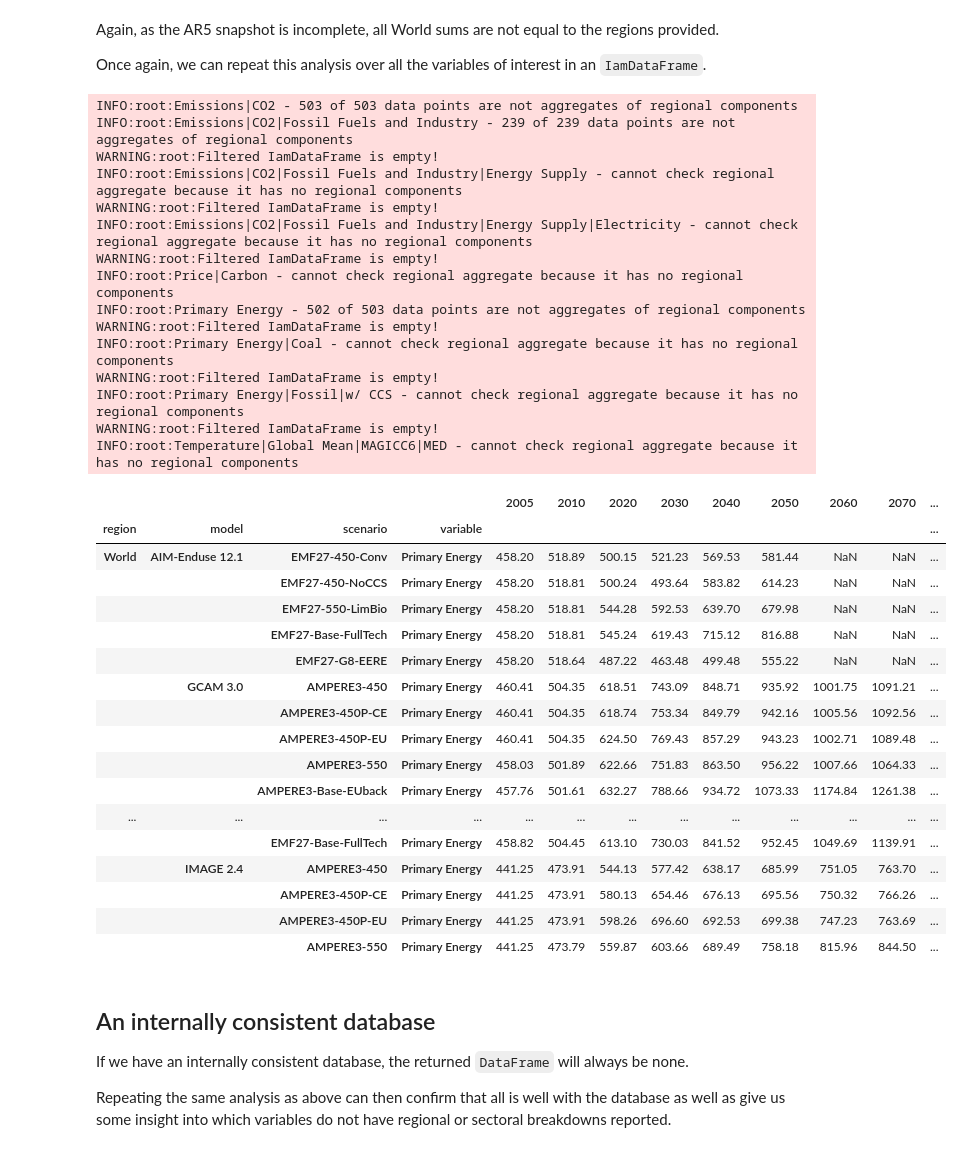
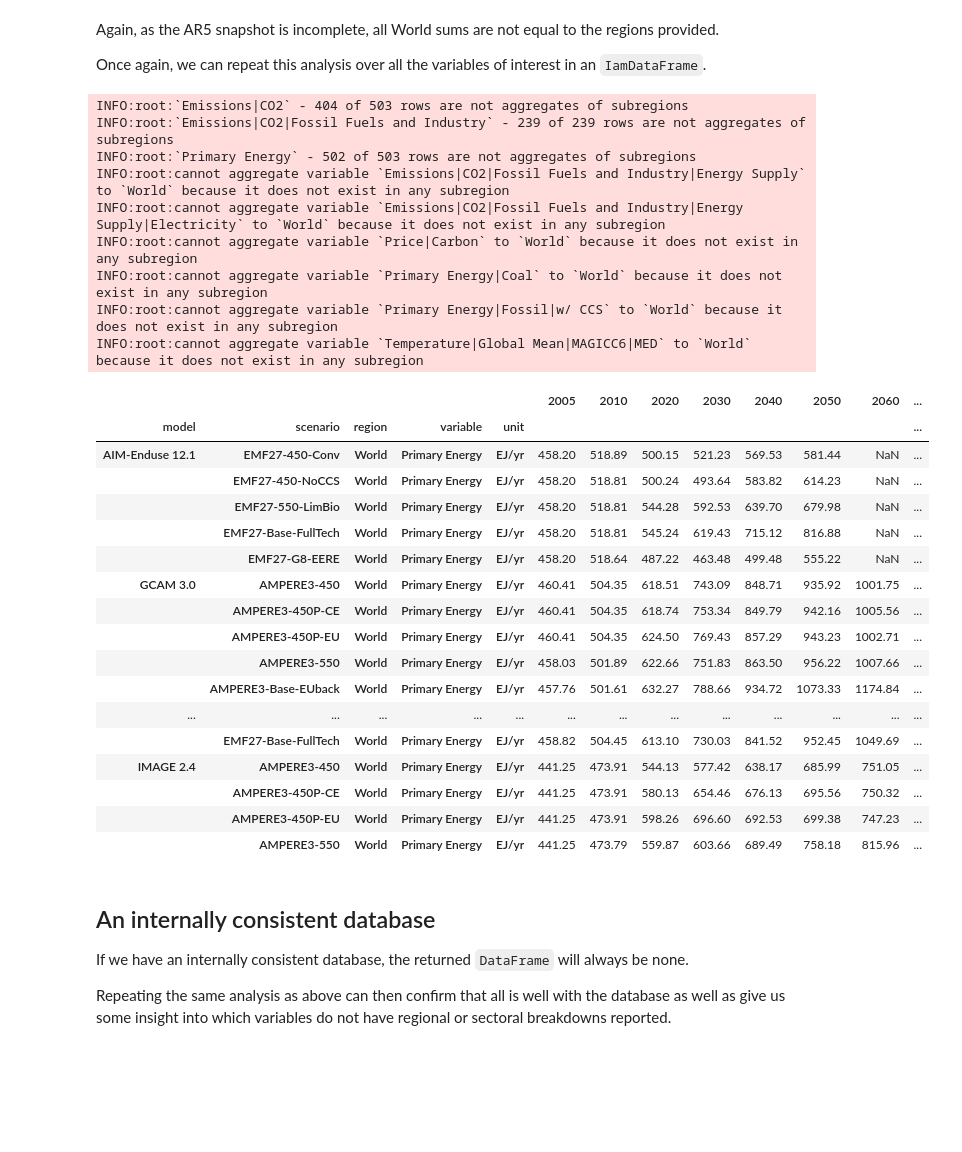
Before and after one commit to IAMconsortium/pyam, a Jupyter notebook: doc/source/tutorials/checking_databases.ipynb, the cells around one changed output. Drawn from its saved outputs; the diff is of its cells as text; code cells hidden in the pictures; blank space fills up the shorter version.

Commit message:
update `check_internal_consistency()`

```diff
--- a/doc/source/tutorials/checking_databases.ipynb
+++ b/doc/source/tutorials/checking_databases.ipynb
@@ -133,50 +131,44 @@ Again, as the AR5 snapshot is incomplete, all World sums are not equal to the re
 Once again, we can repeat this analysis over all the variables of interest in an `IamDataFrame`.
 # %%
 for variable in df.variables():
-    diff = df.check_aggregate_regions(
+    diff = df.check_aggregate_region(
         variable,
         **np_isclose_args
     )
     # you could then make whatever summary you wanted
     # with diff
     if diff is not None:
         eg = diff
 
 eg.head(20)
 # %% [output]
-INFO:root:Emissions|CO2 - 503 of 503 data points are not aggregates of regional components
-INFO:root:Emissions|CO2|Fossil Fuels and Industry - 239 of 239 data points are not aggregates of regional components
-WARNING:root:Filtered IamDataFrame is empty!
-INFO:root:Emissions|CO2|Fossil Fuels and Industry|Energy Supply - cannot check regional aggregate because it has no regional components
-WARNING:root:Filtered IamDataFrame is empty!
-INFO:root:Emissions|CO2|Fossil Fuels and Industry|Energy Supply|Electricity - cannot check regional aggregate because it has no regional components
-WARNING:root:Filtered IamDataFrame is empty!
-INFO:root:Price|Carbon - cannot check regional aggregate because it has no regional components
-INFO:root:Primary Energy - 502 of 503 data points are not aggregates of regional components
-WARNING:root:Filtered IamDataFrame is empty!
-INFO:root:Primary Energy|Coal - cannot check regional aggregate because it has no regional components
-WARNING:root:Filtered IamDataFrame is empty!
-INFO:root:Primary Energy|Fossil|w/ CCS - cannot check regional aggregate because it has no regional components
-WARNING:root:Filtered IamDataFrame is empty!
-INFO:root:Temperature|Global Mean|MAGICC6|MED - cannot check regional aggregate because it has no regional components
+INFO:root:`Emissions|CO2` - 404 of 503 rows are not aggregates of subregions
+INFO:root:`Emissions|CO2|Fossil Fuels and Industry` - 239 of 239 rows are not aggregates of subregions
+INFO:root:`Primary Energy` - 502 of 503 rows are not aggregates of subregions
+INFO:root:cannot aggregate variable `Emissions|CO2|Fossil Fuels and Industry|Energy Supply` to `World` because it does not exist in any subregion
+INFO:root:cannot aggregate variable `Emissions|CO2|Fossil Fuels and Industry|Energy Supply|Electricity` to `World` because it does not exist in any subregion
+INFO:root:cannot aggregate variable `Price|Carbon` to `World` because it does not exist in any subregion
+INFO:root:cannot aggregate variable `Primary Energy|Coal` to `World` because it does not exist in any subregion
+INFO:root:cannot aggregate variable `Primary Energy|Fossil|w/ CCS` to `World` because it does not exist in any subregion
+INFO:root:cannot aggregate variable `Temperature|Global Mean|MAGICC6|MED` to `World` because it does not exist in any subregion
-|  |  |  |  | 2005 | 2010 | 2020 | 2030 | 2040 | 2050 | 2060 | 2070 | ... |
-| region | model | scenario | variable |  |  |  |  |  |  |  |  | ... |
-| World | AIM-Enduse 12.1 | EMF27-450-Conv | Primary Energy | 458.20 | 518.89 | 500.15 | 521.23 | 569.53 | 581.44 | NaN | NaN | ... |
-|  |  | EMF27-450-NoCCS | Primary Energy | 458.20 | 518.81 | 500.24 | 493.64 | 583.82 | 614.23 | NaN | NaN | ... |
-|  |  | EMF27-550-LimBio | Primary Energy | 458.20 | 518.81 | 544.28 | 592.53 | 639.70 | 679.98 | NaN | NaN | ... |
-|  |  | EMF27-Base-FullTech | Primary Energy | 458.20 | 518.81 | 545.24 | 619.43 | 715.12 | 816.88 | NaN | NaN | ... |
-|  |  | EMF27-G8-EERE | Primary Energy | 458.20 | 518.64 | 487.22 | 463.48 | 499.48 | 555.22 | NaN | NaN | ... |
-|  | GCAM 3.0 | AMPERE3-450 | Primary Energy | 460.41 | 504.35 | 618.51 | 743.09 | 848.71 | 935.92 | 1001.75 | 1091.21 | ... |
-|  |  | AMPERE3-450P-CE | Primary Energy | 460.41 | 504.35 | 618.74 | 753.34 | 849.79 | 942.16 | 1005.56 | 1092.56 | ... |
-|  |  | AMPERE3-450P-EU | Primary Energy | 460.41 | 504.35 | 624.50 | 769.43 | 857.29 | 943.23 | 1002.71 | 1089.48 | ... |
-|  |  | AMPERE3-550 | Primary Energy | 458.03 | 501.89 | 622.66 | 751.83 | 863.50 | 956.22 | 1007.66 | 1064.33 | ... |
-|  |  | AMPERE3-Base-EUback | Primary Energy | 457.76 | 501.61 | 632.27 | 788.66 | 934.72 | 1073.33 | 1174.84 | 1261.38 | ... |
+|  |  |  |  |  | 2005 | 2010 | 2020 | 2030 | 2040 | 2050 | 2060 | ... |
+| model | scenario | region | variable | unit |  |  |  |  |  |  |  | ... |
+| AIM-Enduse 12.1 | EMF27-450-Conv | World | Primary Energy | EJ/yr | 458.20 | 518.89 | 500.15 | 521.23 | 569.53 | 581.44 | NaN | ... |
+|  | EMF27-450-NoCCS | World | Primary Energy | EJ/yr | 458.20 | 518.81 | 500.24 | 493.64 | 583.82 | 614.23 | NaN | ... |
+|  | EMF27-550-LimBio | World | Primary Energy | EJ/yr | 458.20 | 518.81 | 544.28 | 592.53 | 639.70 | 679.98 | NaN | ... |
+|  | EMF27-Base-FullTech | World | Primary Energy | EJ/yr | 458.20 | 518.81 | 545.24 | 619.43 | 715.12 | 816.88 | NaN | ... |
+|  | EMF27-G8-EERE | World | Primary Energy | EJ/yr | 458.20 | 518.64 | 487.22 | 463.48 | 499.48 | 555.22 | NaN | ... |
+| GCAM 3.0 | AMPERE3-450 | World | Primary Energy | EJ/yr | 460.41 | 504.35 | 618.51 | 743.09 | 848.71 | 935.92 | 1001.75 | ... |
+|  | AMPERE3-450P-CE | World | Primary Energy | EJ/yr | 460.41 | 504.35 | 618.74 | 753.34 | 849.79 | 942.16 | 1005.56 | ... |
+|  | AMPERE3-450P-EU | World | Primary Energy | EJ/yr | 460.41 | 504.35 | 624.50 | 769.43 | 857.29 | 943.23 | 1002.71 | ... |
+|  | AMPERE3-550 | World | Primary Energy | EJ/yr | 458.03 | 501.89 | 622.66 | 751.83 | 863.50 | 956.22 | 1007.66 | ... |
+|  | AMPERE3-Base-EUback | World | Primary Energy | EJ/yr | 457.76 | 501.61 | 632.27 | 788.66 | 934.72 | 1073.33 | 1174.84 | ... |
 | ... | ... | ... | ... | ... | ... | ... | ... | ... | ... | ... | ... | ... |
-|  |  | EMF27-Base-FullTech | Primary Energy | 458.82 | 504.45 | 613.10 | 730.03 | 841.52 | 952.45 | 1049.69 | 1139.91 | ... |
-|  | IMAGE 2.4 | AMPERE3-450 | Primary Energy | 441.25 | 473.91 | 544.13 | 577.42 | 638.17 | 685.99 | 751.05 | 763.70 | ... |
-|  |  | AMPERE3-450P-CE | Primary Energy | 441.25 | 473.91 | 580.13 | 654.46 | 676.13 | 695.56 | 750.32 | 766.26 | ... |
-|  |  | AMPERE3-450P-EU | Primary Energy | 441.25 | 473.91 | 598.26 | 696.60 | 692.53 | 699.38 | 747.23 | 763.69 | ... |
-|  |  | AMPERE3-550 | Primary Energy | 441.25 | 473.79 | 559.87 | 603.66 | 689.49 | 758.18 | 815.96 | 844.50 | ... |
+|  | EMF27-Base-FullTech | World | Primary Energy | EJ/yr | 458.82 | 504.45 | 613.10 | 730.03 | 841.52 | 952.45 | 1049.69 | ... |
+| IMAGE 2.4 | AMPERE3-450 | World | Primary Energy | EJ/yr | 441.25 | 473.91 | 544.13 | 577.42 | 638.17 | 685.99 | 751.05 | ... |
+|  | AMPERE3-450P-CE | World | Primary Energy | EJ/yr | 441.25 | 473.91 | 580.13 | 654.46 | 676.13 | 695.56 | 750.32 | ... |
+|  | AMPERE3-450P-EU | World | Primary Energy | EJ/yr | 441.25 | 473.91 | 598.26 | 696.60 | 692.53 | 699.38 | 747.23 | ... |
+|  | AMPERE3-550 | World | Primary Energy | EJ/yr | 441.25 | 473.79 | 559.87 | 603.66 | 689.49 | 758.18 | 815.96 | ... |
 # %% [markdown]
 ## An internally consistent database
 
```
Also changed, not shown: parts of 9 cells of this notebook, 1 other file.
